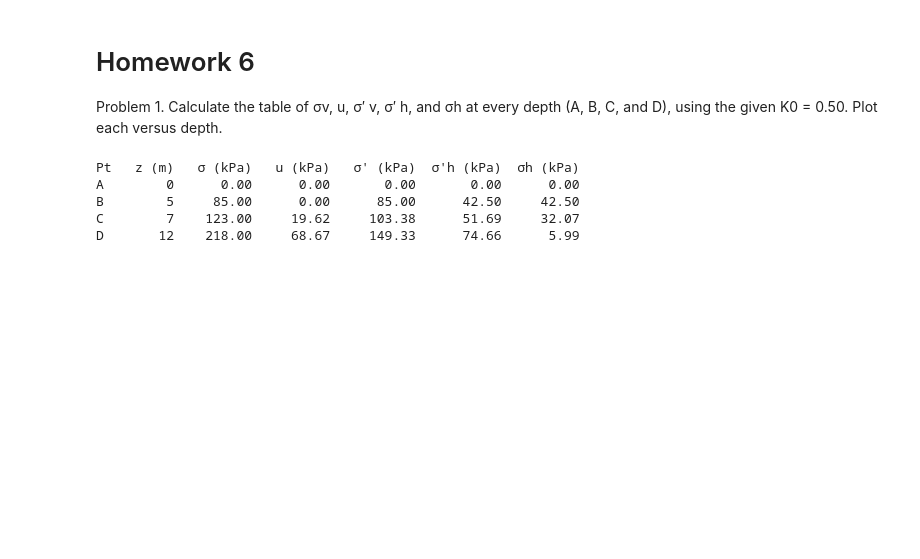
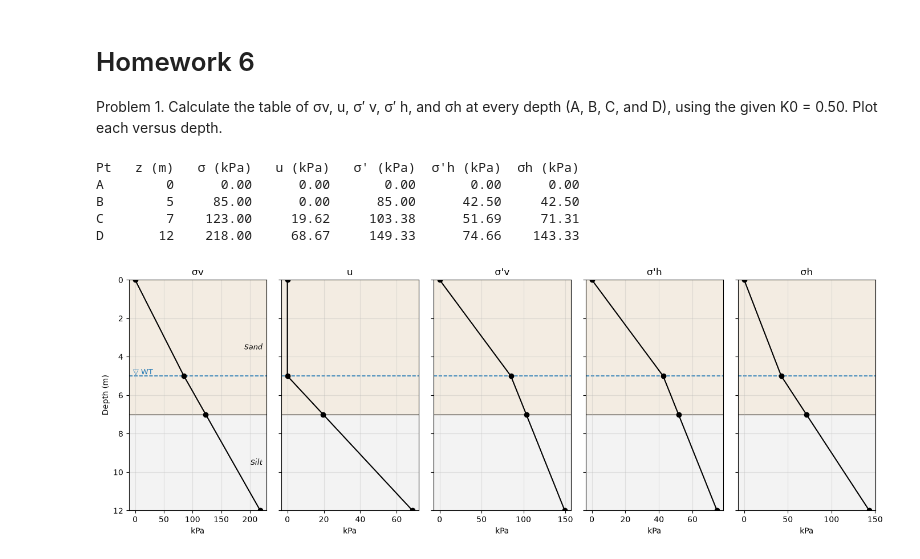
Before and after one commit to cvivere/soil_mechanics, a Jupyter notebook: hw6/code/homework_nb.ipynb, the cells around one changed output. Drawn from its saved outputs; the diff is of its cells as text; code cells hidden in the pictures; blank space fills up the shorter version.

```diff
--- a/hw6/code/homework_nb.ipynb
+++ b/hw6/code/homework_nb.ipynb
@@ -7,20 +7,27 @@ K0 = 0.50. Plot each versus depth.
 # %%
 #### Problem 1 #####
 
 depths = {'A': 0,'B': 5, 'C': 7, 'D': 12} # depths in meters
-
-
-soil_profile = {'sand': (0, 7),
-                'silt': (7, 12)}
 water_table = 5
 k0 = .5
 
-main(depths, k0, water_table)
+# Divide into sublayers
+sublayers = [ # (top, bottom, gamma in kN/m3)
+    (0, 5, 17), # sand above WT
+    (5, 7, 19) , # sand below WT
+    (7, 12, 19)  # silt below WT
+]
+
+# Add colors for shading
+soils = [  # (name, top, bottom, color) for shading
+('Sand', 0, 7, 'tan'),
+('Silt', 7, 12, 'lightgray')]
+
+main(depths, k0, water_table, sublayers, soils, save_plot=True, filename='problem1_stresses.png')
+# %% [output]
+Pt   z (m)   σ (kPa)   u (kPa)   σ' (kPa)  σ'h (kPa)  σh (kPa)
+A        0      0.00      0.00       0.00       0.00      0.00
+B        5     85.00      0.00      85.00      42.50     42.50
+C        7    123.00     19.62     103.38      51.69     71.31
+D       12    218.00     68.67     149.33      74.66    143.33
+[figure, added]
-# %%
-main()
-# %% [output]
-Pt   z (m)   σ (kPa)   u (kPa)   σ' (kPa)  σ'h (kPa)  σh (kPa)
-A        0      0.00      0.00       0.00       0.00      0.00
-B        5     85.00      0.00      85.00      42.50     42.50
-C        7    123.00     19.62     103.38      51.69     32.07
-D       12    218.00     68.67     149.33      74.66      5.99
```
Also changed, not shown: parts of 4 cells of this notebook, 3 other files.
